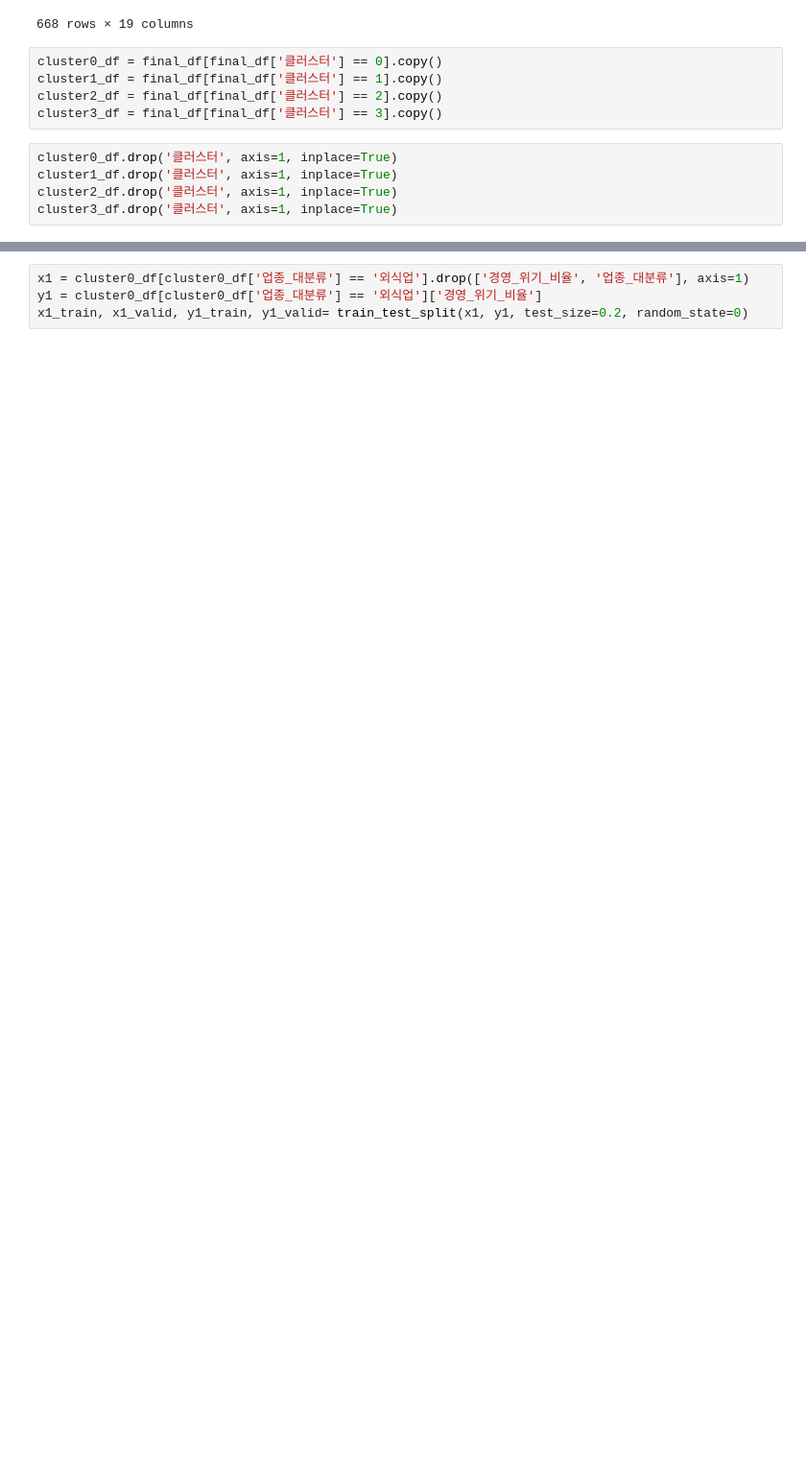
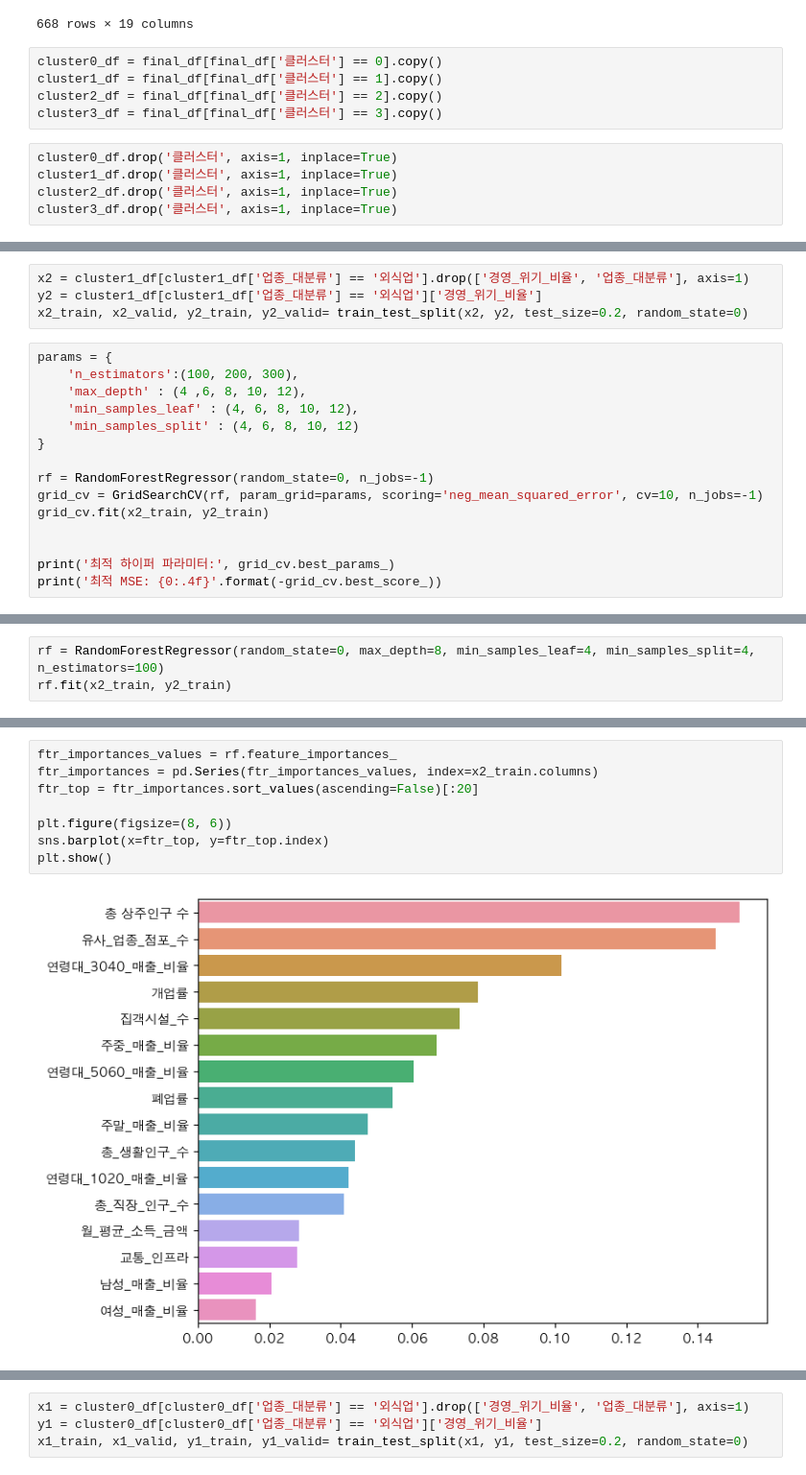
Before and after one commit to kae1128/wadada, a Jupyter notebook: random forest/randon_forest.ipynb, the cells around one changed output, grey strips where cells are left out. Shown at 96% size. Cells and saved outputs as stored; diff of their text form; blank space fills up the shorter version.

```diff
--- a/random forest/randon_forest.ipynb
+++ b/random forest/randon_forest.ipynb
@@ -77,0 +77,19 @@ cluster3_df
+# %%
+x2 = cluster1_df[cluster1_df['업종_대분류'] == '외식업'].drop(['경영_위기_비율', '업종_대분류'], axis=1)
+y2 = cluster1_df[cluster1_df['업종_대분류'] == '외식업']['경영_위기_비율']
+x2_train, x2_valid, y2_train, y2_valid= train_test_split(x2, y2, test_size=0.2, random_state=0)
+# %%
+params = {
+    'n_estimators':(100, 200, 300),
+    'max_depth' : (4 ,6, 8, 10, 12),
+    'min_samples_leaf' : (4, 6, 8, 10, 12),
+    'min_samples_split' : (4, 6, 8, 10, 12)
+}
+
+rf = RandomForestRegressor(random_state=0, n_jobs=-1)
+grid_cv = GridSearchCV(rf, param_grid=params, scoring='neg_mean_squared_error', cv=10, n_jobs=-1)
+grid_cv.fit(x2_train, y2_train)
+
+
+print('최적 하이퍼 파라미터:', grid_cv.best_params_)
+print('최적 MSE: {0:.4f}'.format(-grid_cv.best_score_))
@@ -77,0 +99,3 @@ cluster3_df
+# %%
+rf = RandomForestRegressor(random_state=0, max_depth=8, min_samples_leaf=4, min_samples_split=4, n_estimators=100)
+rf.fit(x2_train, y2_train)
@@ -77,0 +116,10 @@ cluster3_df
+# %%
+ftr_importances_values = rf.feature_importances_
+ftr_importances = pd.Series(ftr_importances_values, index=x2_train.columns)
+ftr_top = ftr_importances.sort_values(ascending=False)[:20]
+
+plt.figure(figsize=(8, 6))
+sns.barplot(x=ftr_top, y=ftr_top.index)
+plt.show()
+# %% [output]
+[figure, added]
```
Also changed, not shown: parts of 93 cells of this notebook, 2 other files.
